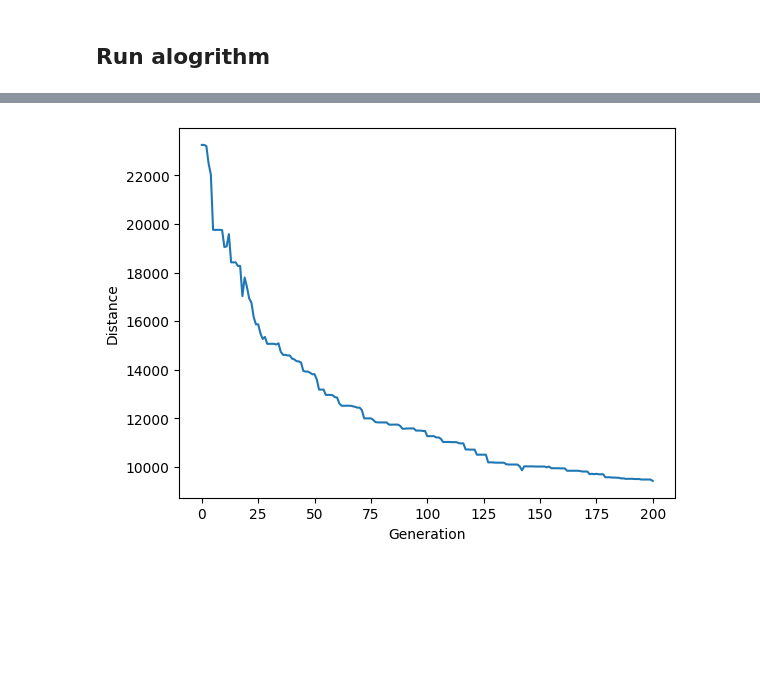
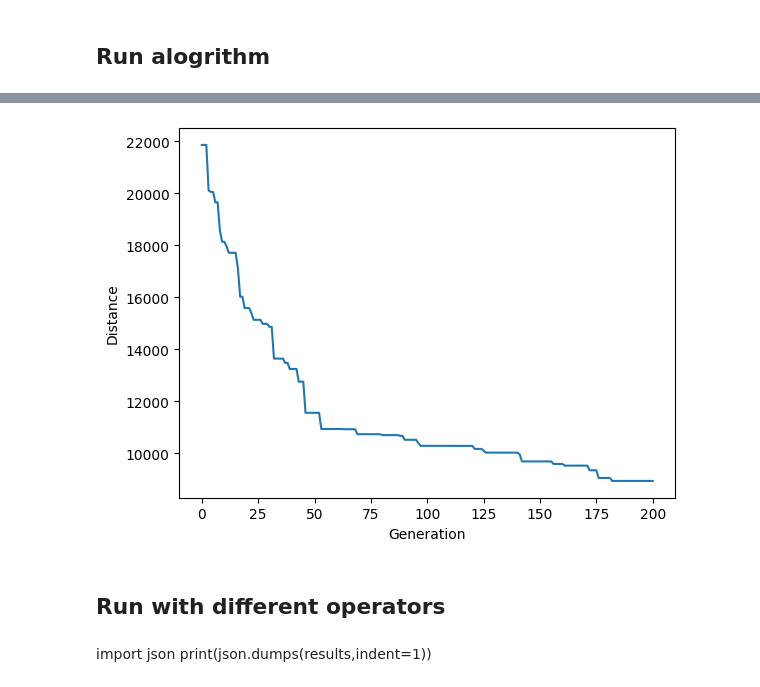
Before and after one commit to NeginMohmmadi/TSP-genetic, a Jupyter notebook: tsp_ga.ipynb, the cells around one changed output, grey strips where cells are left out. Drawn from its saved outputs; the diff is of its cells as text; code cells hidden in the pictures; blank space fills up the shorter version.

Commit message:
Integrate algorithm with all operators

```diff
--- a/tsp_ga.ipynb
+++ b/tsp_ga.ipynb
@@ -331,10 +246,18 @@ def mutate_population(population, mutationRate):
-# %%
-def next_generation(currentGen, eliteSize, mutationRate):
-    popRanked = rank_routes(currentGen)
-    mating_pool = selection(popRanked, eliteSize, currentGen)
-    children = breed_population(mating_pool, eliteSize)
-    nextGeneration = mutate_population(children, mutationRate)
-    return nextGeneration
+# %%
+def mutate_population(population, mutation_rate, mutator_function):
+    mutated_population = []
+
+    for individual in population:
+        mutated_individual = mutator_function(individual) if random.random() < mutation_rate else individual
+        mutated_population.append(mutated_individual)
+    return mutated_population
+# %%
+def next_generation(current_generation, elite_size, mutation_rate, mutator_function, crossover_function):
+    ranked_population = rank_routes(current_generation)
+    mating_pool = selection(ranked_population, elite_size, current_generation)
+    children = breed_population(mating_pool, elite_size, crossover_function)
+    next_generation = mutate_population(children, mutation_rate, mutator_function)
+    return next_generation
 # %% [markdown]
 ## Genetic algorithm main functions
 # %%
@@ -352,11 +276,11 @@ def genetic_algorithm(population, population_size, eliteSize, mutationRate, gene
 # %%
-def genetic_algorithm_plot(population, popSize, eliteSize, mutationRate, generations):
-    pop = initial_population(popSize, population)
+def genetic_algorithm_plot(population, population_size, elite_size, mutation_rate, generations, mutator_function, crossover_function):
+    pop = initial_population(population_size, population)
     progress = []
     progress.append(1 / rank_routes(pop)[0][1])
 
     for i in range(0, generations):
-        pop = next_generation(pop, eliteSize, mutationRate)
+        pop = next_generation(pop, elite_size, mutation_rate, mutator_function, crossover_function)
         progress.append(1 / rank_routes(pop)[0][1])
 
     plt.plot(progress)
@@ -403,4 +309,6 @@ Final distance: 12819.408610362363
 # %%
-genetic_algorithm_plot(population=cityList, popSize=100, eliteSize=20, mutationRate=0.01, generations=200)
+genetic_algorithm_plot(population=cityList, population_size=100, elite_size=20, mutation_rate=0.01, generations=200, crossover_function=OX1_crossover, mutator_function=DM_mutate)
 # %% [output]
-[figure, old version]
+[figure, new version]
+# %% [markdown]
+## Run with different operators
@@ -406,0 +333,3 @@ genetic_algorithm_plot(population=cityList, popSize=100, eliteSize=20, mutationR
+# %% [markdown]
+import json
+print(json.dumps(results,indent=1))
```
Also changed, not shown: parts of 14 cells of this notebook, 1 other file.
